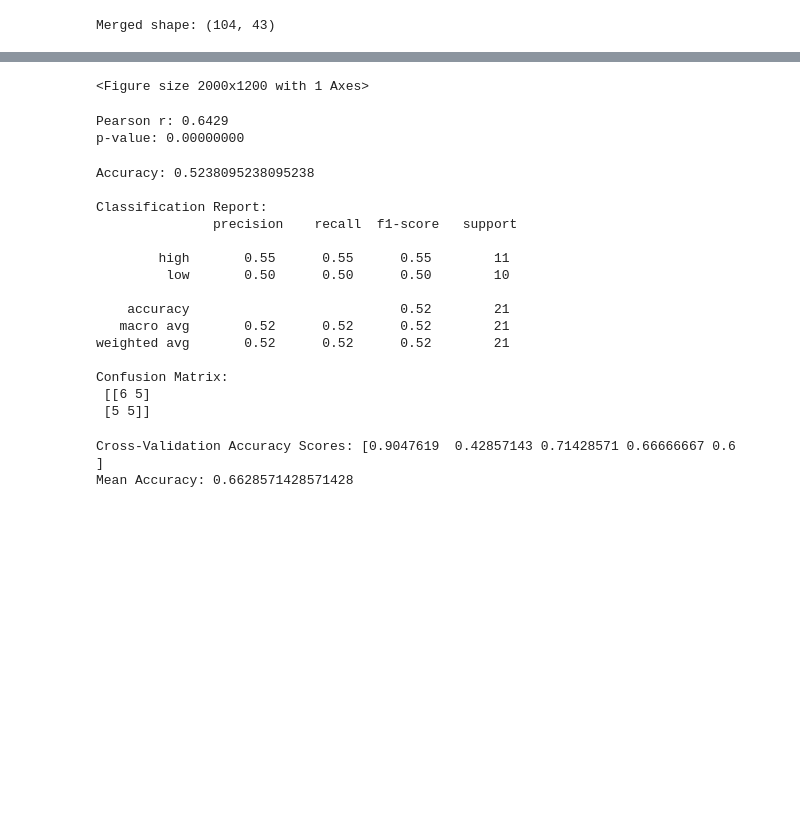
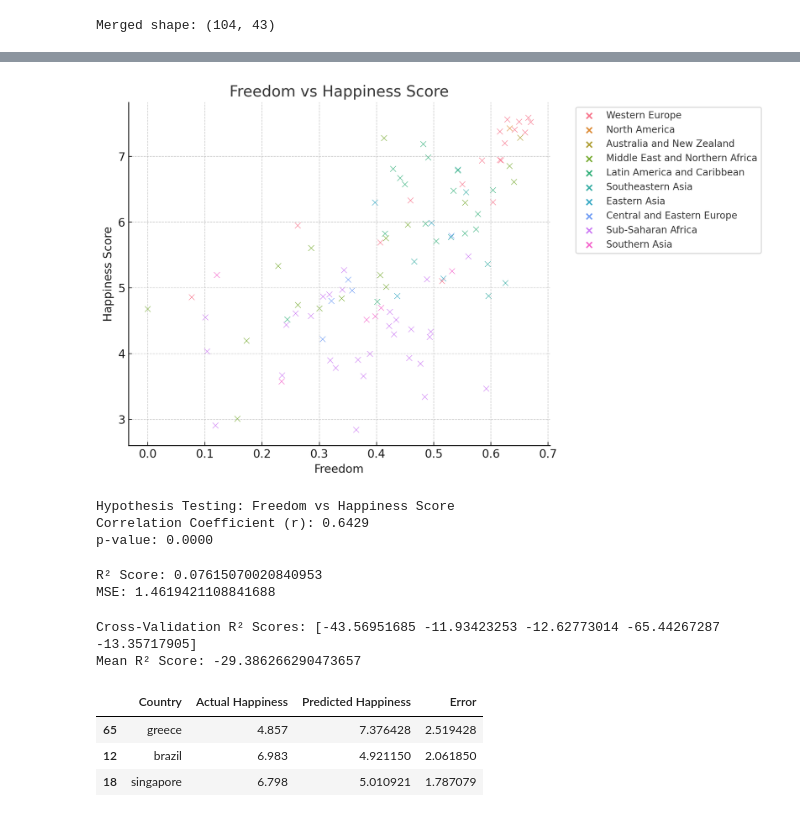
Before and after one commit to zeynepdeniztr/Countries-Flags-and-Happiness, a Jupyter notebook: main.ipynb, the cells around one changed output, grey strips where cells are left out. Saved outputs shown, nothing was run; the diff lists cells and outputs as text; code cells hidden in the pictures; blank space fills up the shorter version.

```diff
--- a/main.ipynb
+++ b/main.ipynb
@@ -60,14 +67,19 @@ plt.show()
 # %%
 sns.scatterplot(data=merged_df, x='Freedom', y='Happiness Score', hue='Region')
 plt.title('Freedom vs Happiness Score')
+plt.xlabel('Freedom')
+plt.ylabel('Happiness Score')
+plt.legend(bbox_to_anchor=(1.05, 1), loc='upper left')
 plt.tight_layout()
 plt.show()
 
 r_value, p_value = pearsonr(merged_df['Freedom'], merged_df['Happiness Score'])
-print(f"Pearson r: {r_value:.4f}")
-print(f"p-value: {p_value:.8f}")
+print(f'Hypothesis Testing: Freedom vs Happiness Score')
+print(f'Correlation Coefficient (r): {r_value:.4f}')
+print(f'p-value: {p_value:.4f}')
 # %% [output]
+[figure, added]
-<Figure size 2000x1200 with 1 Axes>
+Hypothesis Testing: Freedom vs Happiness Score
+Correlation Coefficient (r): 0.6429
+p-value: 0.0000
-Pearson r: 0.6429
-p-value: 0.00000000
 # %%
@@ -88,27 +93,30 @@ y_pred = model.predict(X_test)
-# %%
-print("Accuracy:", accuracy_score(y_test, y_pred))
-print("\nClassification Report:\n", classification_report(y_test, y_pred))
-print("Confusion Matrix:\n", confusion_matrix(y_test, y_pred))
-# %% [output]
-Accuracy: 0.5238095238095238
-
-Classification Report:
-               precision    recall  f1-score   support
-
-        high       0.55      0.55      0.55        11
-         low       0.50      0.50      0.50        10
-
-    accuracy                           0.52        21
-   macro avg       0.52      0.52      0.52        21
-weighted avg       0.52      0.52      0.52        21
-
-Confusion Matrix:
- [[6 5]
- [5 5]]
+# %%
+model = RandomForestRegressor(n_estimators=100, random_state=42)
+model.fit(X_train, y_train)
+y_pred = model.predict(X_test)
+
+print('R² Score:', r2_score(y_test, y_pred))
+print('MSE:', mean_squared_error(y_test, y_pred))
+# %% [output]
+R² Score: 0.07615070020840953
+MSE: 1.4619421108841688
 # %%
-cv_scores = cross_val_score(model, X, y, cv=5, scoring='accuracy')
-print("Cross-Validation Accuracy Scores:", cv_scores)
-print("Mean Accuracy:", cv_scores.mean())
+cv_scores = cross_val_score(model, X, y, cv=5, scoring='r2')
+print('Cross-Validation R² Scores:', cv_scores)
+print('Mean R² Score:', cv_scores.mean())
 # %% [output]
-Cross-Validation Accuracy Scores: [0.9047619  0.42857143 0.71428571 0.66666667 0.6       ]
-Mean Accuracy: 0.6628571428571428
+Cross-Validation R² Scores: [-43.56951685 -11.93423253 -12.62773014 -65.44267287 -13.35717905]
+Mean R² Score: -29.386266290473657
+# %%
+comparison_df = X_test.copy()
+comparison_df['Actual Happiness'] = y_test
+comparison_df['Predicted Happiness'] = y_pred
+comparison_df['Country'] = merged_df.loc[y_test.index, 'Country'].values
+comparison_df['Error'] = abs(comparison_df['Actual Happiness'] - comparison_df['Predicted Happiness'])
+sample_results = comparison_df[['Country', 'Actual Happiness', 'Predicted Happiness', 'Error']].sort_values(by='Error', ascending=False).head(3)
+sample_results
+# %% [output]
+|  | Country | Actual Happiness | Predicted Happiness | Error |
+| 65 | greece | 4.857 | 7.376428 | 2.519428 |
+| 12 | brazil | 6.983 | 4.921150 | 2.061850 |
+| 18 | singapore | 6.798 | 5.010921 | 1.787079 |
```
Also changed, not shown: parts of 10 cells of this notebook.
